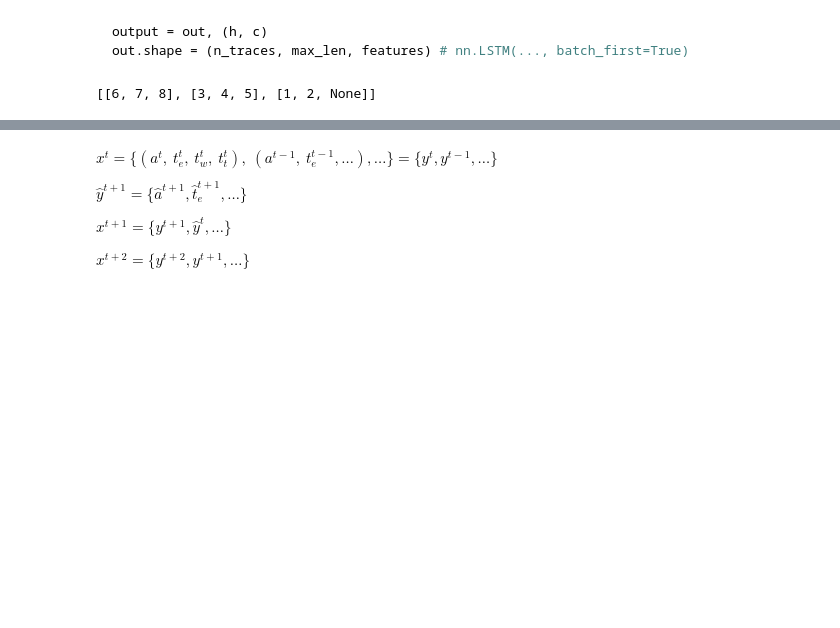
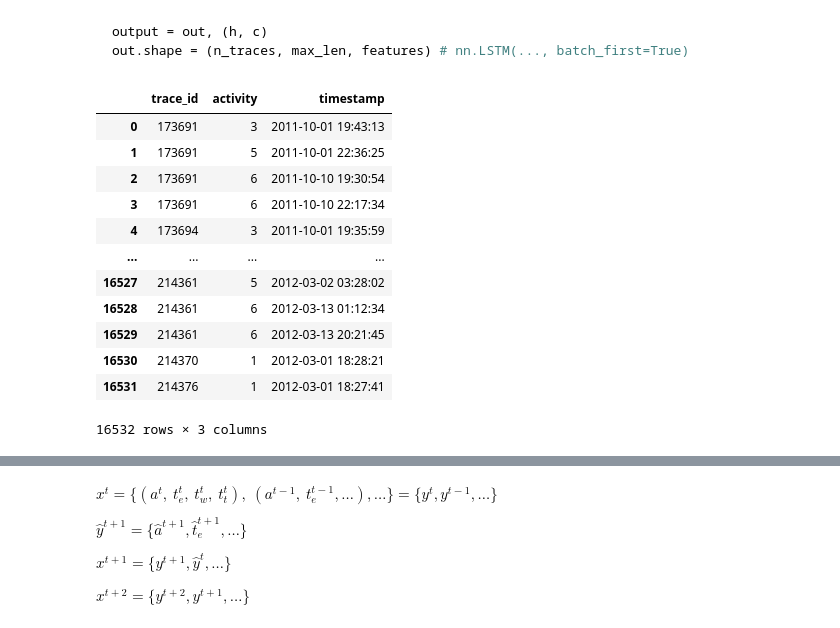
Before and after one commit to lemikhovalex/rl4pm, a Jupyter notebook: rl4pm_one_step_env.ipynb, the cells around one changed output, grey strips where cells are left out. Saved outputs shown, nothing was run; the diff lists cells and outputs as text; code cells hidden in the pictures; blank space fills up the shorter version.

```diff
--- a/rl4pm_one_step_env.ipynb
+++ b/rl4pm_one_step_env.ipynb
@@ -27,4 +28,29 @@ cpu = torch.device("cpu")
 
 ## Drop data
 In the article only (activity, time_stamp) is used. Also leave trace id
+# %%
+train_df = pd.read_csv('datasets/train_df_nr.csv')
+train_df['timestamp'] = train_df['timestamp'].apply(lambda x: parse(x))
+
+test_df = pd.read_csv('datasets/test_df_nr.csv')
+test_df['timestamp'] = test_df['timestamp'].apply(lambda x: parse(x))
+
+test_df['activity'] = test_df['activity'].apply(lambda x: str(x))
+train_df['activity'] = train_df['activity'].apply(lambda x: str(x))
+# %%
+from random import sample
+train_idx = set(train_df['trace_id'].values)
+val_idx = sample(train_idx, int(0.25 * len(train_idx)))
+
+train_idx_ = []
+for i in train_idx:
+    if i not in val_idx:
+        train_idx_.append(i)
+train_idx = train_idx_
+
+val_df = train_df[train_df['trace_id'].isin(val_idx)]
+train_df = train_df[train_df['trace_id'].isin(train_idx)]
+
+train_df.reset_index(inplace=True, drop=True)
+val_df.reset_index(inplace=True, drop=True)
 # %%
@@ -61,3 +87,12 @@ window_size = 2
+# %%
+import rl4pm_lib.preprocessing as preprocessing
+
+column_feature = {'tt': 0, 'te': 1, 'tw': 2}
+prepro = preprocessing.DfPreprocesser()
+prepro.fit(train_df)
+train_df_pr = prepro.transform(train_df)
+test_df_pr = prepro.transform(test_df)
+val_df_pr = prepro.transform(val_df)
 # %% [markdown]
 ## Scaling
 env will scale time-related features
@@ -116,10 +141,22 @@ for t in traces:
 
 traces_len_sorted = dict(sorted(traces_len.items(), key=lambda item: item[1]))
 traces = list(traces_len_sorted.keys())
-# %%
-utils.split_to_fixed_bucket([1, 2, 3, 4, 5, 6, 7, 8], 3)
-# %% [output]
-[[6, 7, 8], [3, 4, 5], [1, 2, None]]
+# %%
+train_df
+# %% [output]
+|  | trace_id | activity | timestamp |
+| 0 | 173691 | 3 | 2011-10-01 19:43:13 |
+| 1 | 173691 | 5 | 2011-10-01 22:36:25 |
+| 2 | 173691 | 6 | 2011-10-10 19:30:54 |
+| 3 | 173691 | 6 | 2011-10-10 22:17:34 |
+| 4 | 173694 | 3 | 2011-10-01 19:35:59 |
+| ... | ... | ... | ... |
+| 16527 | 214361 | 5 | 2012-03-02 03:28:02 |
+| 16528 | 214361 | 6 | 2012-03-13 01:12:34 |
+| 16529 | 214361 | 6 | 2012-03-13 20:21:45 |
+| 16530 | 214370 | 1 | 2012-03-01 18:28:21 |
+| 16531 | 214376 | 1 | 2012-03-01 18:27:41 |
+16532 rows × 3 columns
 # %%
 from rl4pm_lib import envs, utils
 reload(envs)
```
Also changed, not shown: parts of 16 cells of this notebook.
